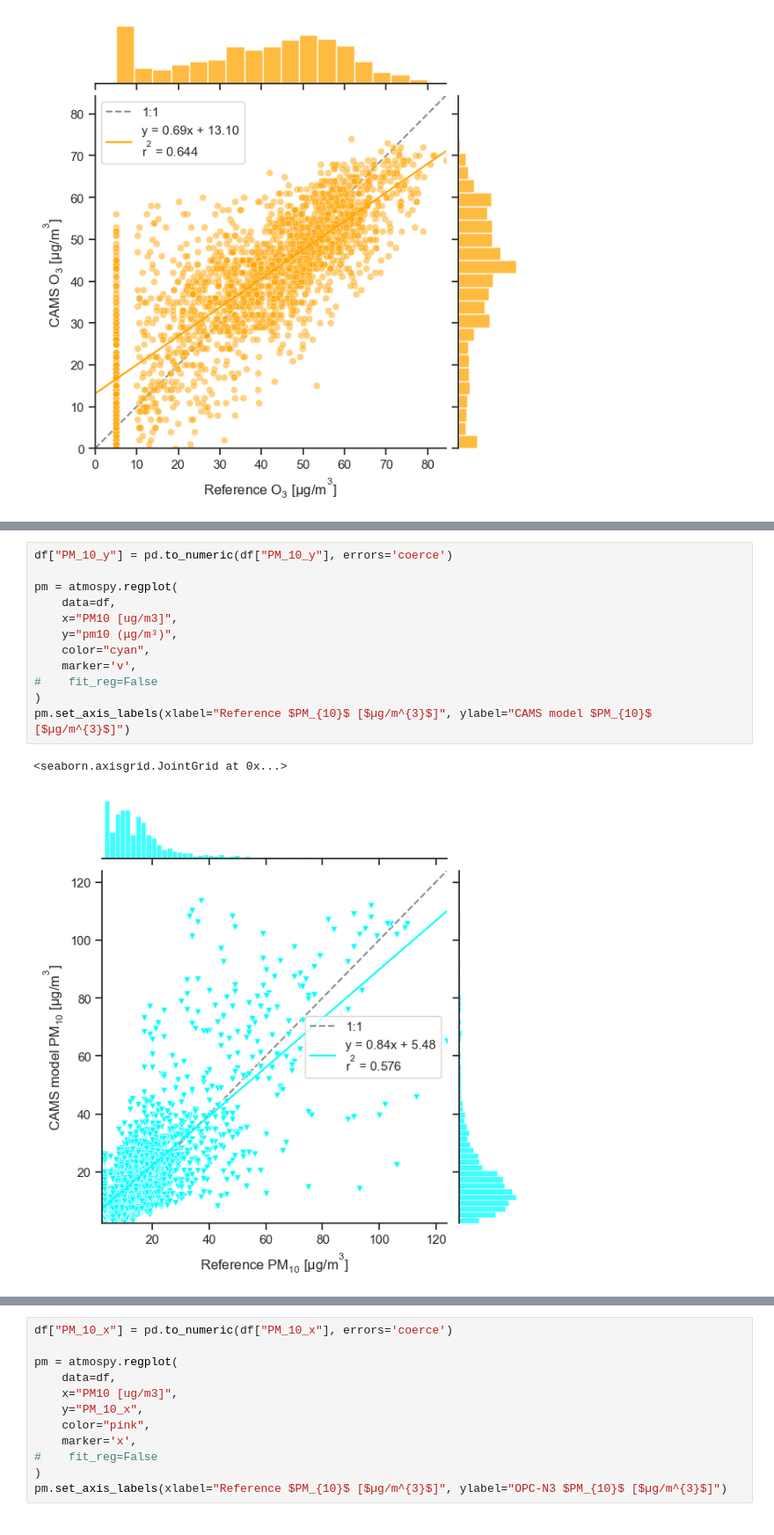
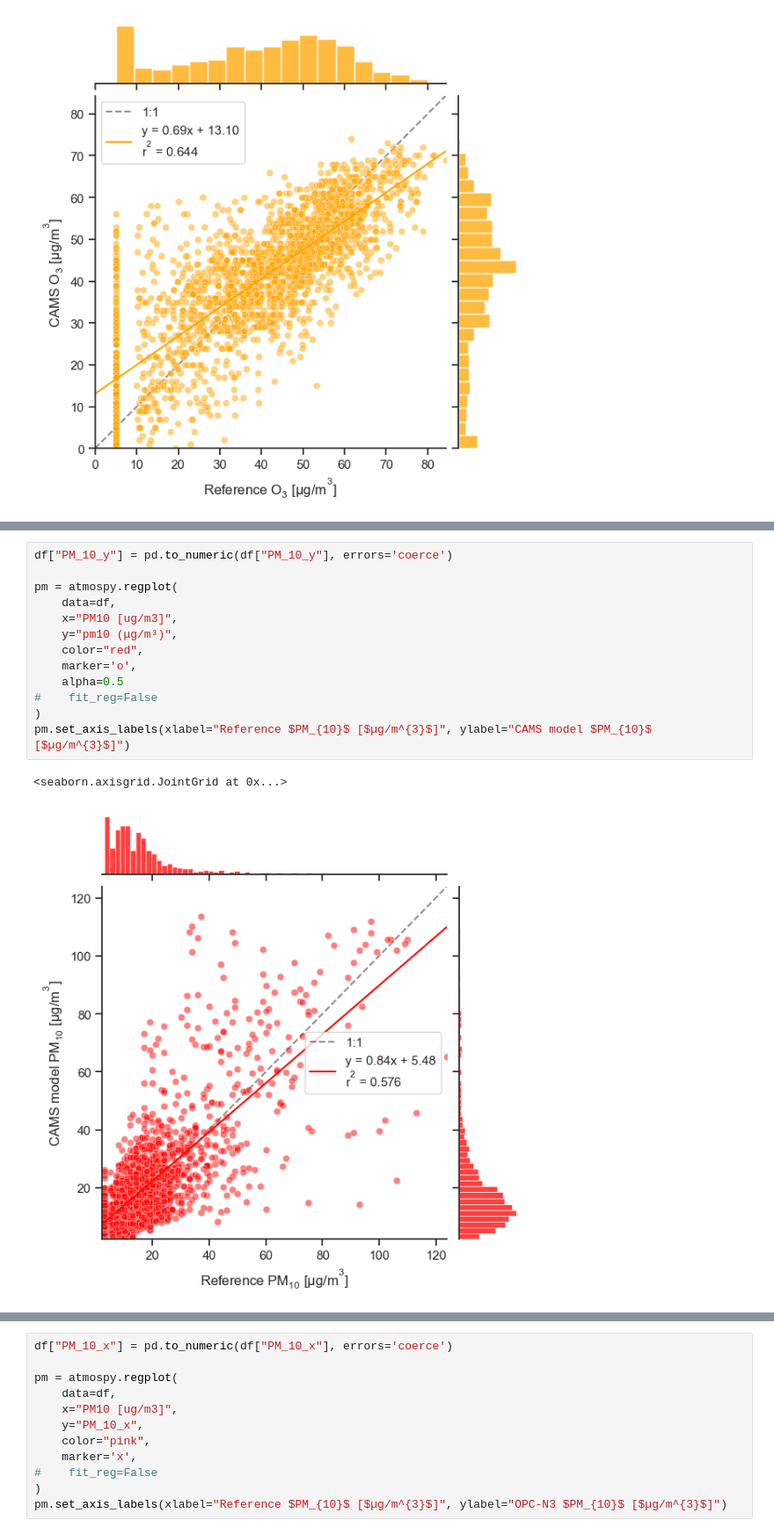
Before and after one commit to vn-hub/koloka, a Jupyter notebook: Eval1&2_winter.ipynb, the cells around one changed output, grey strips where cells are left out. Shown at 88% size. Drawn from its saved outputs; the diff is of its cells as text.

Commit message:
Color regplot
Regplot colors and transparency modifications

```diff
--- a/Eval1&2_winter.ipynb
+++ b/Eval1&2_winter.ipynb
@@ -507,15 +509,16 @@ pm.set_axis_labels(xlabel="Reference $PM_{10}$ [$µg/m^{3}$]", ylabel="SPS30 $PM
 # %%
 df["PM_10_y"] = pd.to_numeric(df["PM_10_y"], errors='coerce')
 
 pm = atmospy.regplot(
     data=df,
     x="PM10 [ug/m3]",
     y="pm10 (μg/m³)",
-    color="cyan",
-    marker='v',
+    color="red",
+    marker='o',
+    alpha=0.5
 #    fit_reg=False
 )
 pm.set_axis_labels(xlabel="Reference $PM_{10}$ [$µg/m^{3}$]", ylabel="CAMS model $PM_{10}$ [$µg/m^{3}$]")
 # %% [output]
 <seaborn.axisgrid.JointGrid at 0x...>
-[figure, old version]
+[figure, new version]
```
Also changed, not shown: parts of 3 cells of this notebook, 1 other file.
